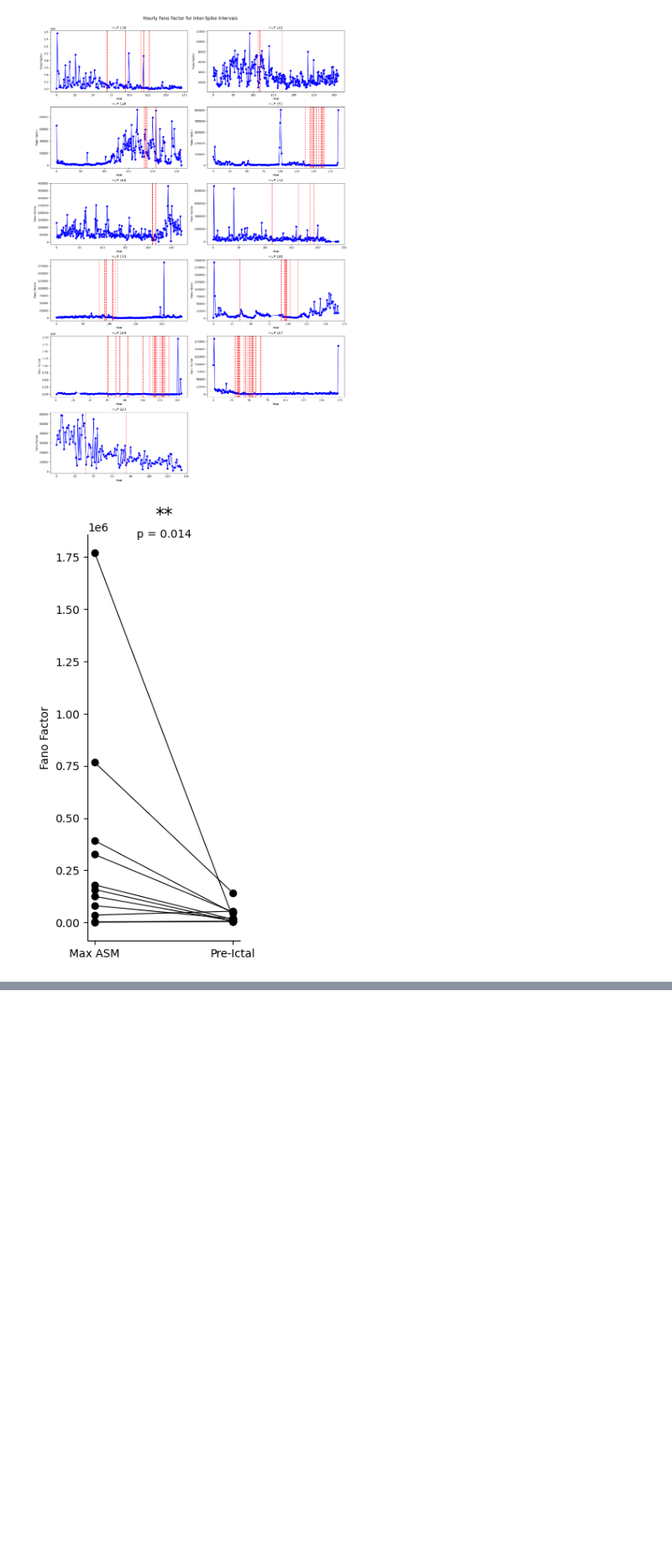
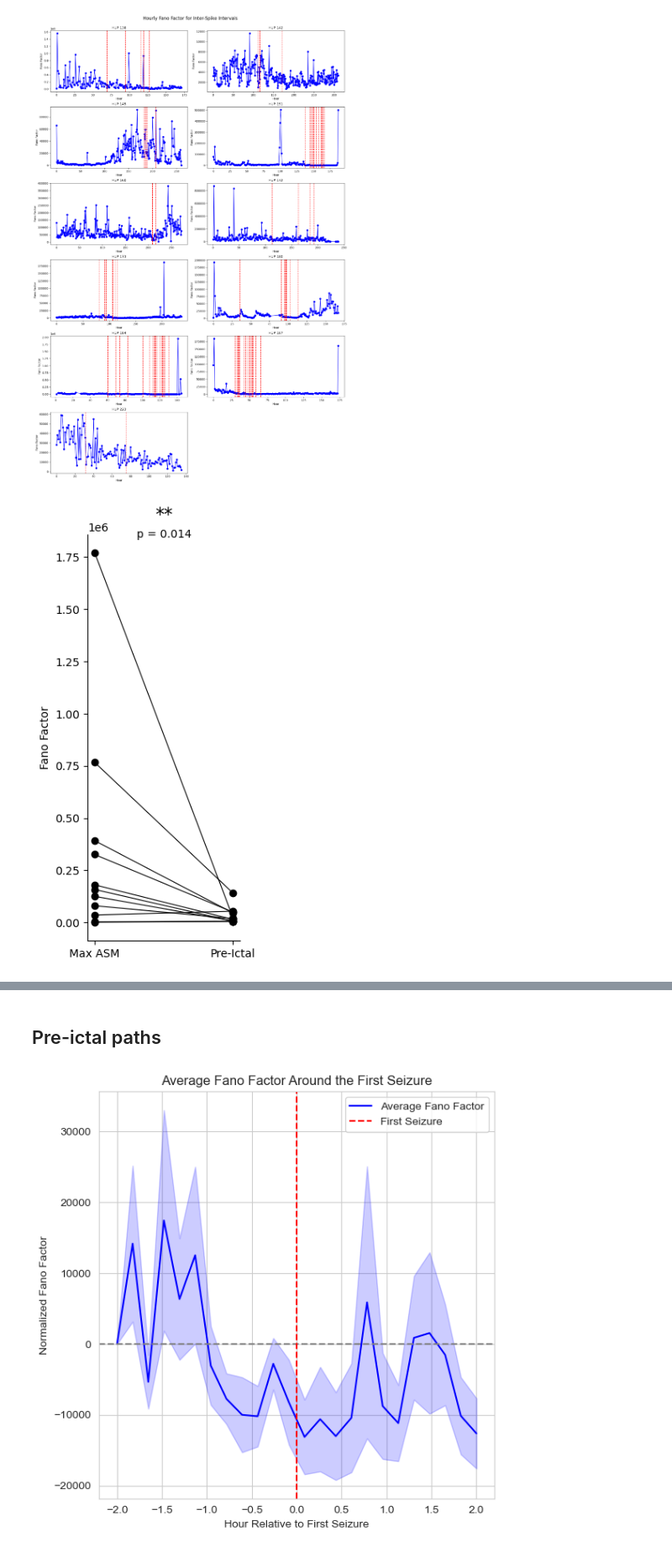
Before and after one commit to devincma/asm_synchrony_paper, a Jupyter notebook: spikes_optimized/ISI_analysis.ipynb, the cells around one changed output, grey strips where cells are left out. Shown at 84% size. Drawn from its saved outputs; the diff is of its cells as text; code cells hidden in the pictures; blank space fills up the shorter version.

```diff
--- a/spikes_optimized/ISI_analysis.ipynb
+++ b/spikes_optimized/ISI_analysis.ipynb
@@ -997,0 +1055,50 @@ plt.show()
+# %% [markdown]
+## Pre-ictal paths
+# %%
+# Calculate Fano Factor for each patient around the first seizure
+all_fano_factors = []
+
+for all_spikes_df, hup_id in zip(all_spikes_dfs, completed_hup_ids):
+    seizure_times_sec = np.load(os.path.join(SEIZURES_DIR, f"HUP_{hup_id}.npy"))
+    first_seizure_hour = seizure_times_sec[0, 0] / 3600  # convert seconds to hours
+    first_seizure_minute = int(first_seizure_hour * 60)  # convert hours to minutes
+
+    patient_fano_factors = []
+
+    # 2 hours (120 minutes) before the seizure to 2 hours after, in 10-minute increments
+    for start_min in range(first_seizure_minute - 120, first_seizure_minute + 120, 10):
+        # Define the 10-minute window
+        windowed_data = all_spikes_df[
+            (all_spikes_df["peak_minute"] >= start_min)
+            & (all_spikes_df["peak_minute"] < start_min + 10)
+        ]["inter_spike_interval_samples"]
+
+        fano = windowed_data.var() / windowed_data.mean()
+        patient_fano_factors.append(fano)
+
+    # Normalize to hour -2 value
+    patient_fano_factors = [f - patient_fano_factors[0] for f in patient_fano_factors]
+
+    all_fano_factors.append(patient_fano_factors)
+
+# Averaging across all patients
+avg_fano = np.nanmean(all_fano_factors, axis=0)
+stderr_fano = np.nanstd(all_fano_factors, axis=0) / np.sqrt(len(all_fano_factors))
+
+# Plotting
+plt.figure(figsize=(6, 6))
+x_vals = np.linspace(-2, 2, len(avg_fano))
+sns.lineplot(x=x_vals, y=avg_fano, label="Average Fano Factor", color="blue")
+plt.fill_between(
+    x_vals, avg_fano - stderr_fano, avg_fano + stderr_fano, alpha=0.2, color="blue"
+)
+plt.title("Average Fano Factor Around the First Seizure")
+plt.xlabel("Hour Relative to First Seizure")
+plt.ylabel("Normalized Fano Factor")
+plt.axhline(0, color="grey", linestyle="--")
+plt.axvline(0, color="red", linestyle="--", label="First Seizure")
+plt.legend()
+plt.tight_layout()
+plt.show()
+# %% [output]
+[figure, added]
```
Also changed, not shown: parts of 3 cells of this notebook.
